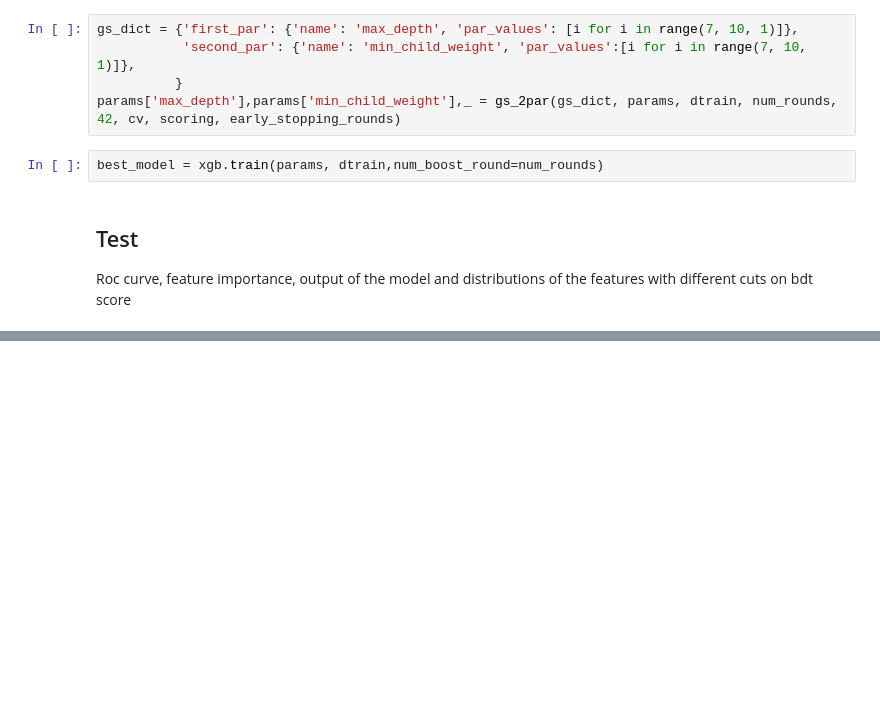
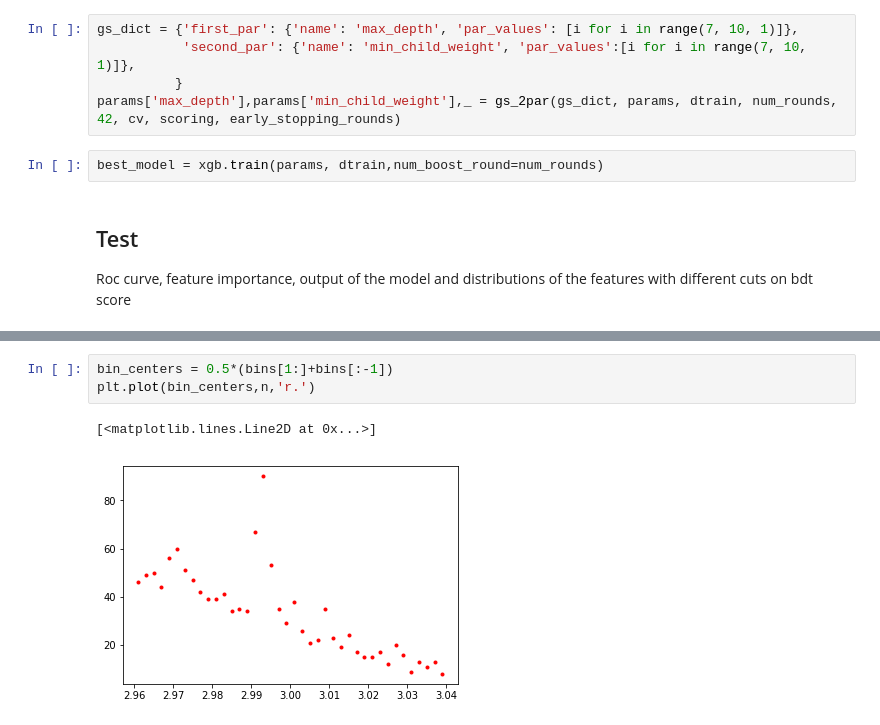
Before and after one commit to pfecchio/HypertritonML, a Jupyter notebook: Hypertriton2Body/Parameters_Optimization.ipynb, the cells around one changed output, grey strips where cells are left out. Drawn from its saved outputs; the diff is of its cells as text; blank space fills up the shorter version.

```diff
--- a/Hypertriton2Body/Parameters_Optimization.ipynb
+++ b/Hypertriton2Body/Parameters_Optimization.ipynb
@@ -138,0 +162,6 @@ plot_distr(testdata[y_pred>1],training_columns+['InvMass'])
+# %%
+bin_centers = 0.5*(bins[1:]+bins[:-1])
+plt.plot(bin_centers,n,'r.')
+# %% [output]
+[<matplotlib.lines.Line2D at 0x...>]
+[figure, added]
```
Also changed, not shown: parts of 17 cells of this notebook, 1 other file.
